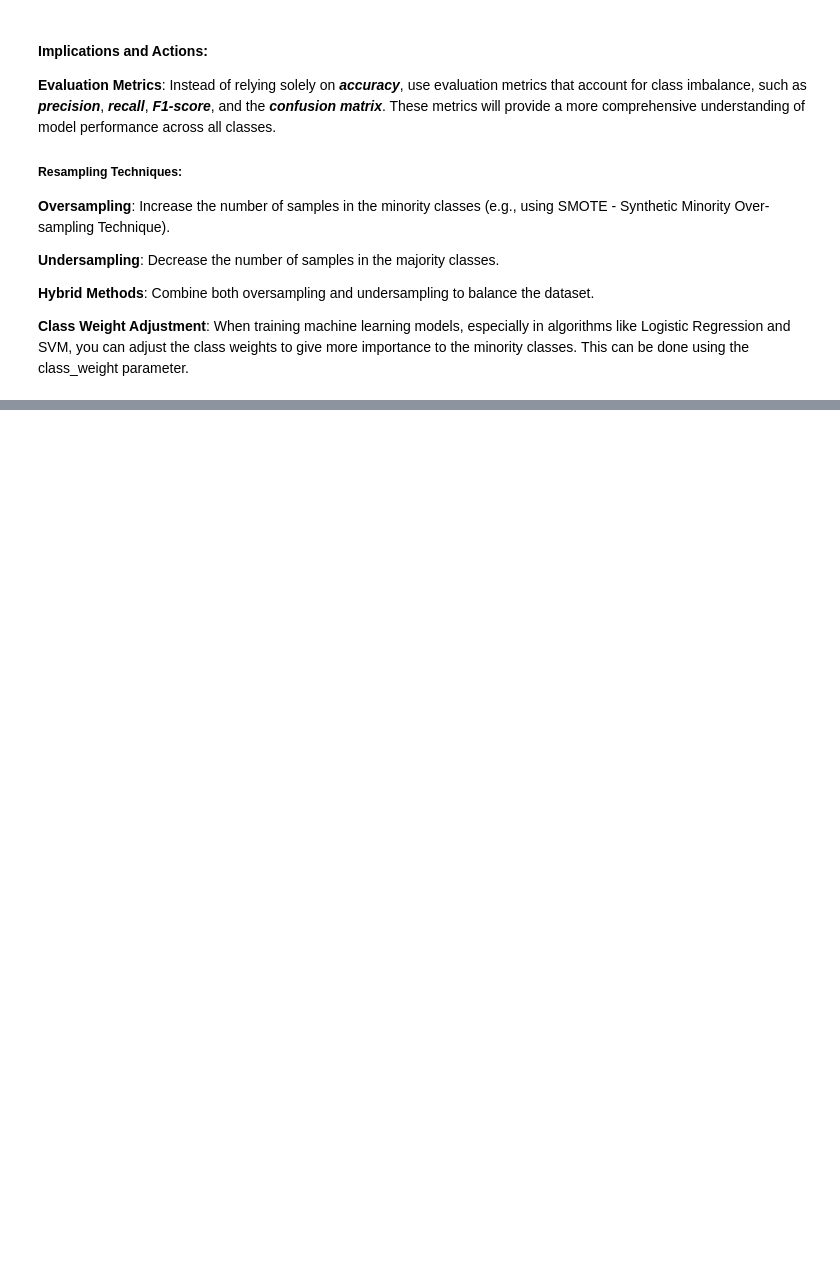
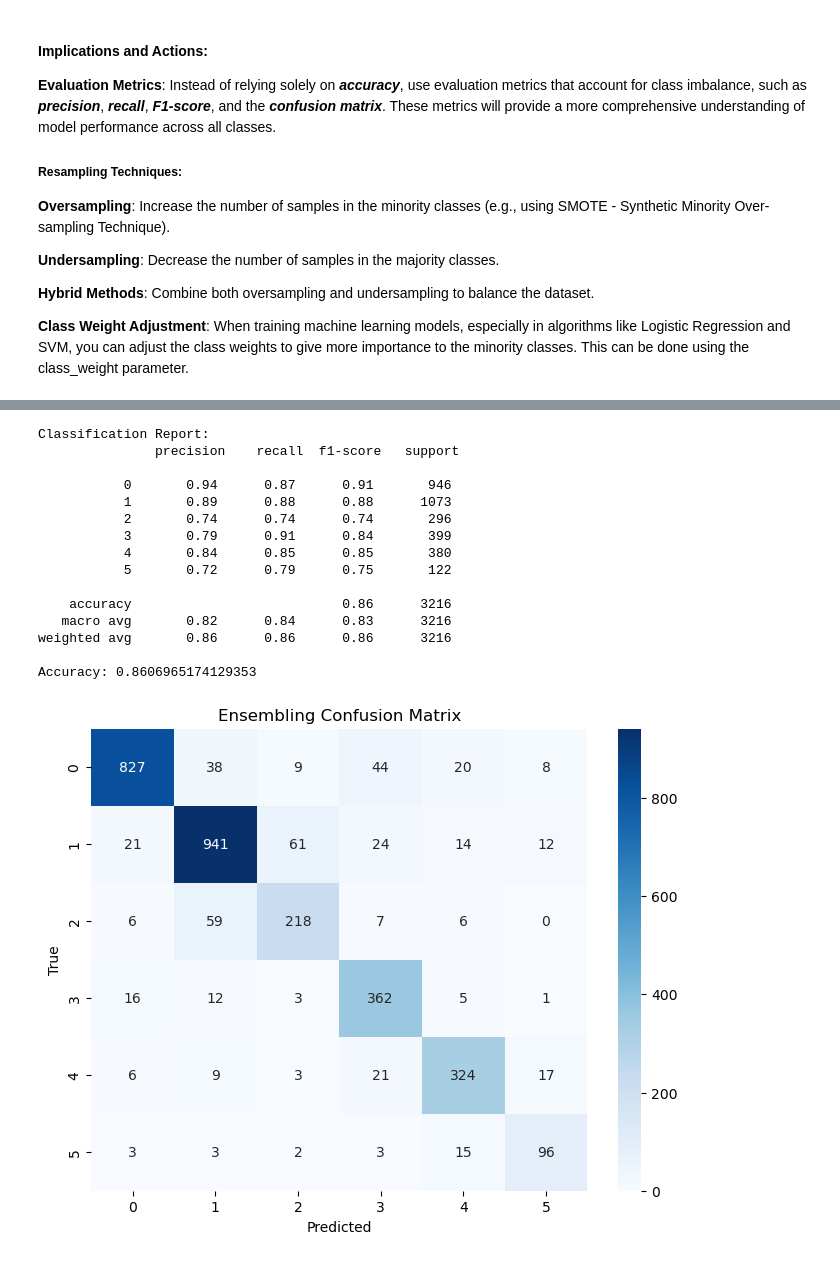
Before and after one commit to springboardmentor112/SentimentAnalysis-TextClassification, a Jupyter notebook: textClassification.ipynb, the cells around one changed output, grey strips where cells are left out. Cells and saved outputs as stored; diff of their text form; code cells hidden in the pictures; blank space fills up the shorter version.

Commit message:
text classification modeling

```diff
--- a/textClassification.ipynb
+++ b/textClassification.ipynb
@@ -613,0 +607,31 @@ ValueError: could not convert string to float: 'knew werent give thank wasnt fee
+# %%
+# Evaluation
+print("Classification Report:\n", classification_report(y_test, y_pred))
+print("Accuracy:", accuracy_score(y_test, y_pred))
+
+cm = confusion_matrix(y_test, y_pred)
+
+# Plot Confusion Matrix
+plt.figure(figsize=(8, 6))
+sns.heatmap(cm, annot=True, fmt='d', cmap='Blues')
+plt.title('Ensembling Confusion Matrix')
+plt.xlabel('Predicted')
+plt.ylabel('True')
+plt.show()
+# %% [output]
+Classification Report:
+               precision    recall  f1-score   support
+
+           0       0.94      0.87      0.91       946
+           1       0.89      0.88      0.88      1073
+           2       0.74      0.74      0.74       296
+           3       0.79      0.91      0.84       399
+           4       0.84      0.85      0.85       380
+           5       0.72      0.79      0.75       122
+
+    accuracy                           0.86      3216
+   macro avg       0.82      0.84      0.83      3216
+weighted avg       0.86      0.86      0.86      3216
+
+Accuracy: 0.8606965174129353
+[figure, added]
```
Also changed, not shown: parts of 32 cells of this notebook.
